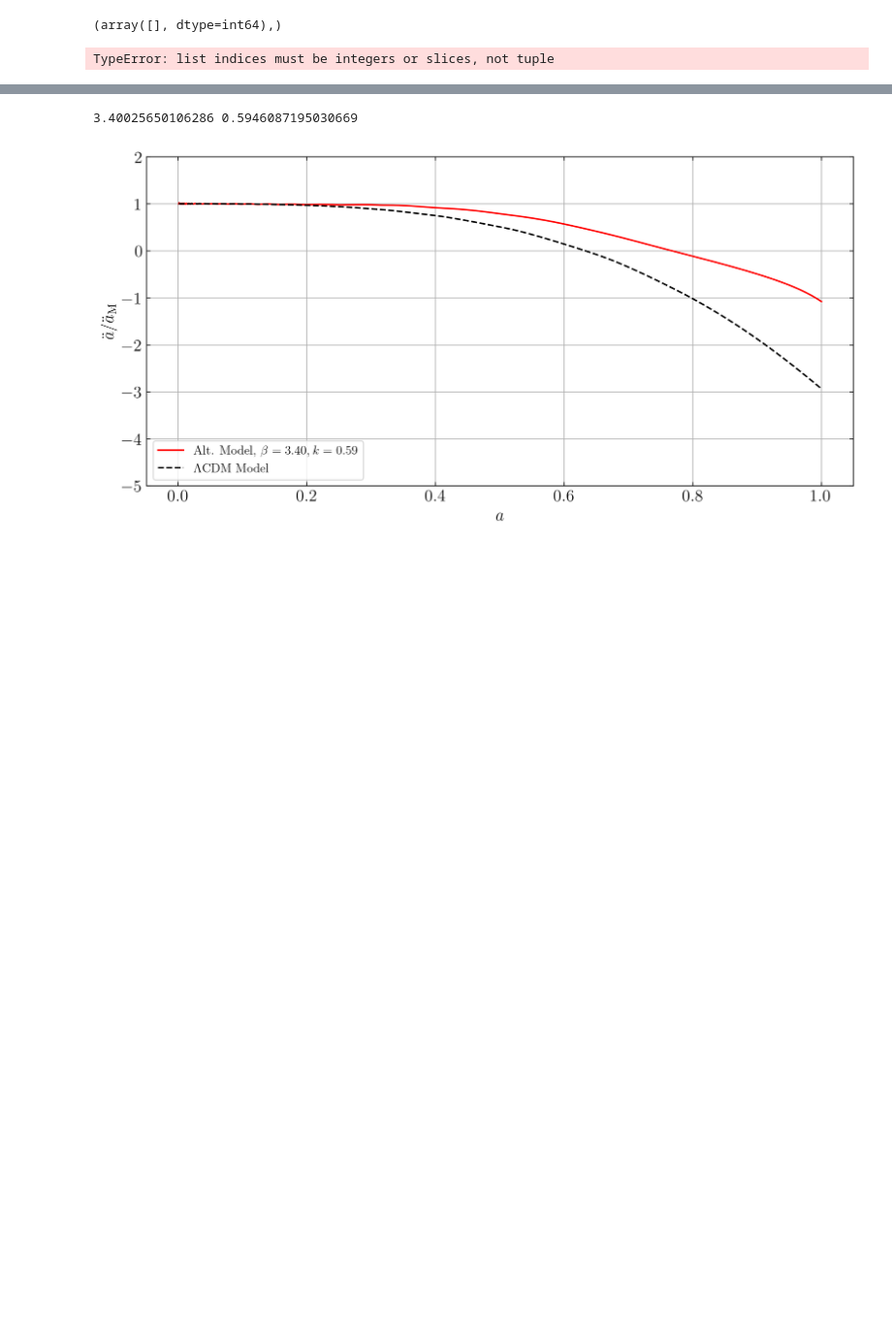
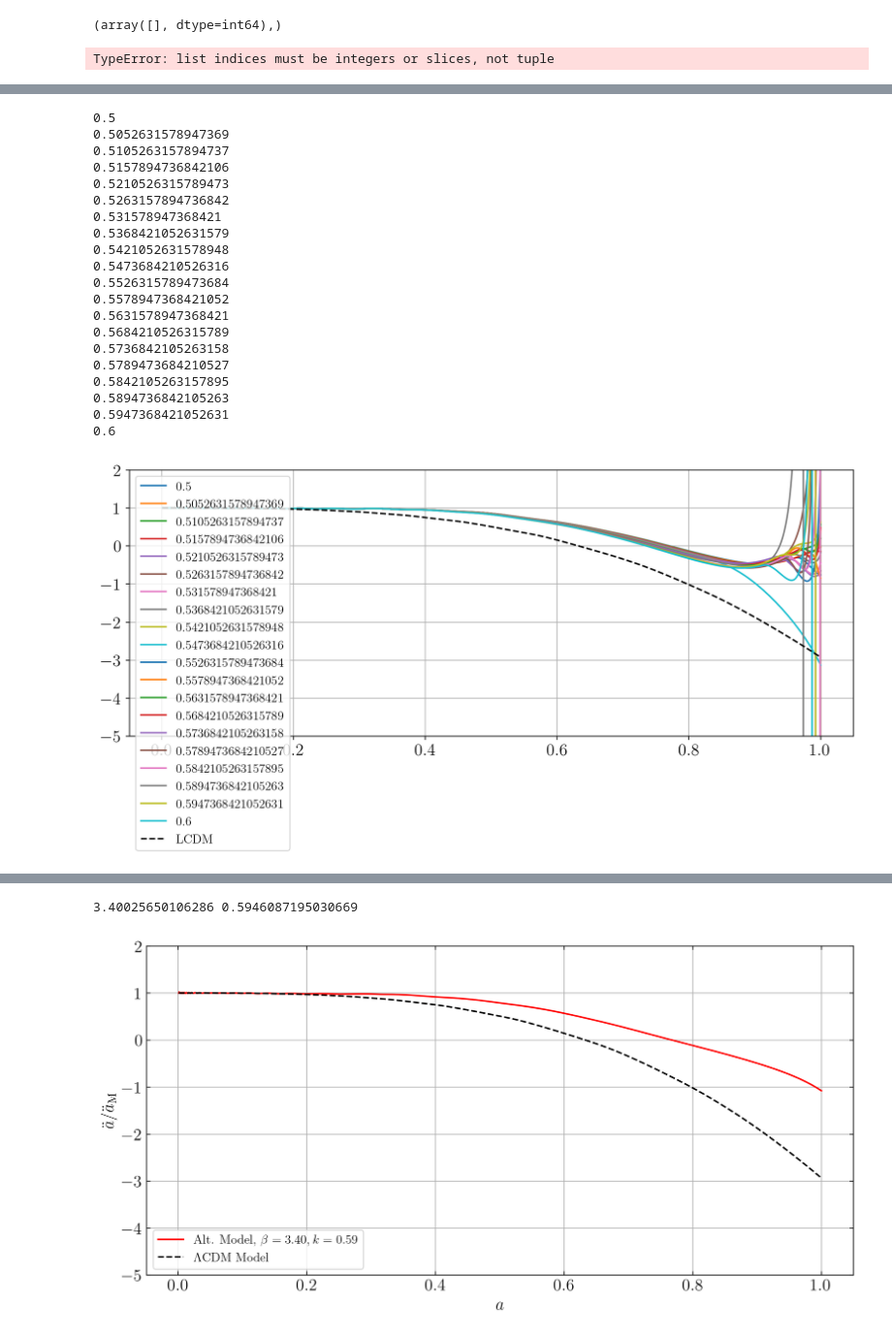
Before and after one commit to bktakacs/thesis_ku, a Jupyter notebook: Untitled-1.ipynb, the cells around one changed output, grey strips where cells are left out. Shown at 97% size. Cells and saved outputs as stored; diff of their text form; code cells hidden in the pictures; blank space fills up the shorter version.

```diff
--- a/Untitled-1.ipynb
+++ b/Untitled-1.ipynb
@@ -237,11 +237,3 @@ print(j[lowest[0]])
 TypeError: list indices must be integers or slices, not tuple
 # %%
 from main import *
-# %%
-data = read_model_data('test_10_acc.txt')
-
-for i in (0, 1, 2, 3, 4):
-    b1, k1 = specific_function(data, i)
-    print(b1, k1)
-    m = model(beta=b1, kappa=k1, lam=0.)
-    m.plot('acc')#, lcdm, matter)
@@ -268,0 +240,4 @@ The lowest chi^2 value is 0.52785 for beta = 3.249 & mu = 0.624 in the range
+# %%
+m = model(beta=2.900783794692044, kappa=0.5473237318686281, lam=0.)
+m.plot('acc')
+print(m.chi_acc)
@@ -268,0 +247,37 @@ The lowest chi^2 value is 0.52785 for beta = 3.249 & mu = 0.624 in the range
+# %%
+klook = np.linspace(0.5, 0.6, 20)
+# klook = (0.5363157894736842, 1)
+
+for i in klook:
+    m = model(beta=2.900783794692044, kappa=i, lam=0.)
+    print(i)
+    plt.plot(m.a, m.a2norm, label=i)
+
+lcdm = model()
+plt.plot(lcdm.a, lcdm.a2norm, 'k--', label='LCDM')
+plt.legend()
+plt.ylim(-5, 2)
+plt.grid()
+plt.show()
+# %% [output]
+0.5
+0.5052631578947369
+0.5105263157894737
+0.5157894736842106
+0.5210526315789473
+0.5263157894736842
+0.531578947368421
+0.5368421052631579
+0.5421052631578948
+0.5473684210526316
+0.5526315789473684
+0.5578947368421052
+0.5631578947368421
+0.5684210526315789
+0.5736842105263158
+0.5789473684210527
+0.5842105263157895
+0.5894736842105263
+0.5947368421052631
+0.6
+[figure, added]
```
Also changed, not shown: parts of 6 cells of this notebook, 1 other file.
